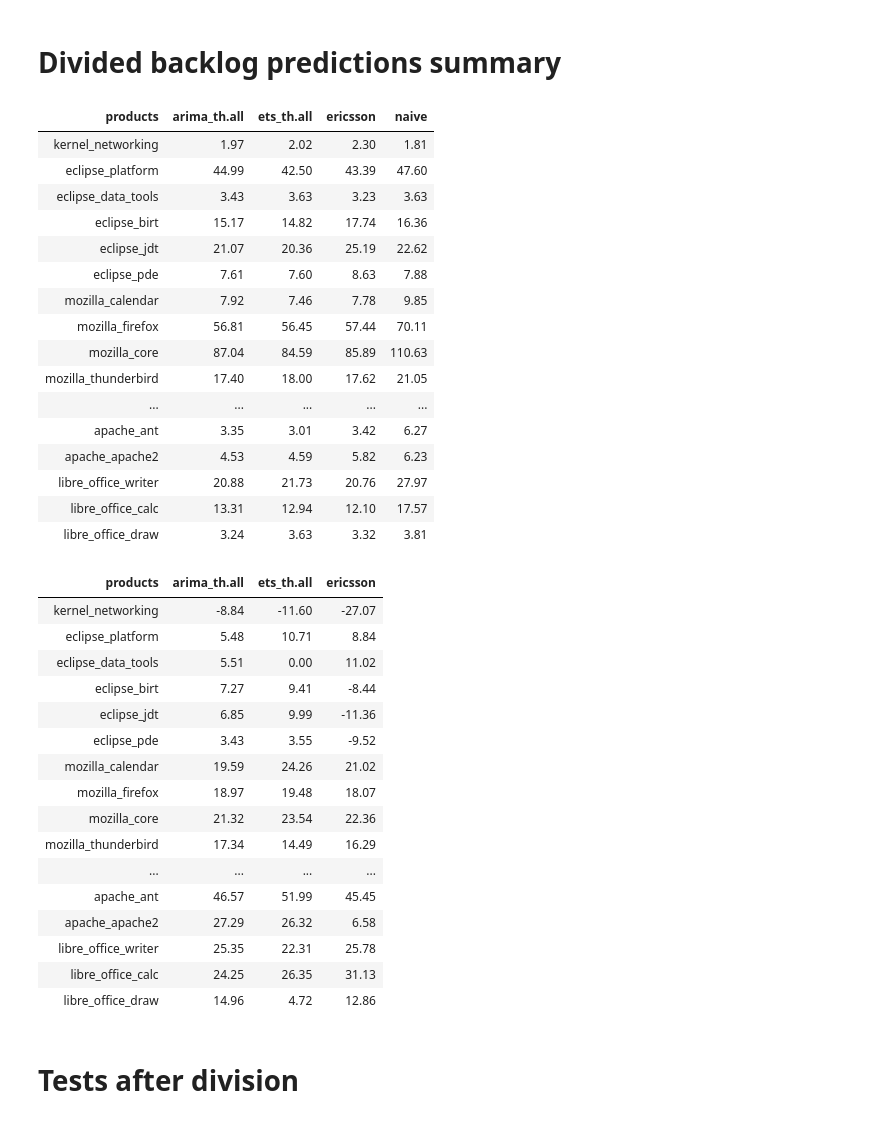
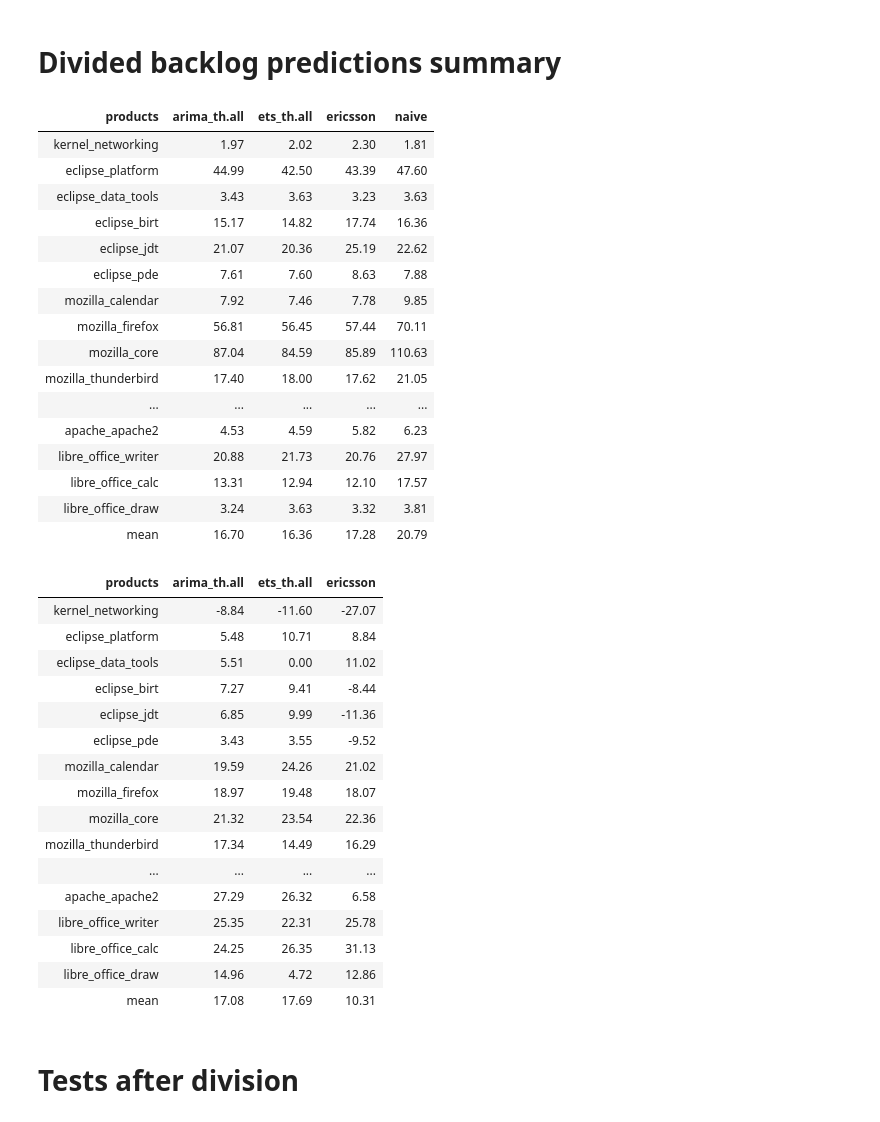
Before and after one commit to paulinaaniola/DefectBacklogPrediction, a Jupyter notebook: Evaluate.ipynb, the cells around one changed output. Saved outputs shown, nothing was run; the diff lists cells and outputs as text; code cells hidden in the pictures.

```diff
--- a/Evaluate.ipynb
+++ b/Evaluate.ipynb
@@ -297,38 +292,49 @@ for(i in 1:nrow(products)){
     ets_improvements = c(ets_improvements, ets_improvement)
 
     naive_error = (divided_predictions_evaluation %>% filter (Method=="naive") %>% select (Error_1))[[1]]
     naive_errors = c(naive_errors, naive_error)
 }
+product_names = c(product_names, "mean")
+naive_errors = c(naive_errors, round(mean(naive_errors), 2))
+ets_errors = c(ets_errors, round(mean(ets_errors), 2))
+arima_errors = c(arima_errors, round(mean(arima_errors), 2))
+ericsson_errors = c(ericsson_errors, round(mean(ericsson_errors), 2))
+ericsson_improvements = c(ericsson_improvements, round(mean(ericsson_improvements), 2))
+arima_improvements = c(arima_improvements, round(mean(arima_improvements), 2))
+ets_improvements = c(ets_improvements, round(mean(ets_improvements), 2))
+
+
 errors_after_division = data.frame(products = product_names,
                            arima_th.all = arima_errors,
                            ets_th.all = ets_errors,
                            ericsson = ericsson_errors,
                            naive = naive_errors)
 
 improvements_after_division = data.frame(products = product_names,
                        arima_th.all = arima_improvements,
                        ets_th.all = ets_improvements,
                        ericsson = ericsson_improvements)
+
 errors_after_division
 improvements_after_division
 # %% [output]
 | products | arima_th.all | ets_th.all | ericsson | naive |
 | kernel_networking | 1.97 | 2.02 | 2.30 | 1.81 |
 | eclipse_platform | 44.99 | 42.50 | 43.39 | 47.60 |
 | eclipse_data_tools | 3.43 | 3.63 | 3.23 | 3.63 |
 | eclipse_birt | 15.17 | 14.82 | 17.74 | 16.36 |
 | eclipse_jdt | 21.07 | 20.36 | 25.19 | 22.62 |
 | eclipse_pde | 7.61 | 7.60 | 8.63 | 7.88 |
 | mozilla_calendar | 7.92 | 7.46 | 7.78 | 9.85 |
 | mozilla_firefox | 56.81 | 56.45 | 57.44 | 70.11 |
 | mozilla_core | 87.04 | 84.59 | 85.89 | 110.63 |
 | mozilla_thunderbird | 17.40 | 18.00 | 17.62 | 21.05 |
 | ... | ... | ... | ... | ... |
-| apache_ant | 3.35 | 3.01 | 3.42 | 6.27 |
 | apache_apache2 | 4.53 | 4.59 | 5.82 | 6.23 |
 | libre_office_writer | 20.88 | 21.73 | 20.76 | 27.97 |
 | libre_office_calc | 13.31 | 12.94 | 12.10 | 17.57 |
 | libre_office_draw | 3.24 | 3.63 | 3.32 | 3.81 |
+| mean | 16.70 | 16.36 | 17.28 | 20.79 |
 | products | arima_th.all | ets_th.all | ericsson |
 | kernel_networking | -8.84 | -11.60 | -27.07 |
 | eclipse_platform | 5.48 | 10.71 | 8.84 |
@@ -341,11 +347,11 @@ improvements_after_division
 | mozilla_core | 21.32 | 23.54 | 22.36 |
 | mozilla_thunderbird | 17.34 | 14.49 | 16.29 |
 | ... | ... | ... | ... |
-| apache_ant | 46.57 | 51.99 | 45.45 |
 | apache_apache2 | 27.29 | 26.32 | 6.58 |
 | libre_office_writer | 25.35 | 22.31 | 25.78 |
 | libre_office_calc | 24.25 | 26.35 | 31.13 |
 | libre_office_draw | 14.96 | 4.72 | 12.86 |
+| mean | 17.08 | 17.69 | 10.31 |
 # %% [markdown]
 # Tests after division
 # %%
```
Also changed, not shown: parts of 1 cell of this notebook.
